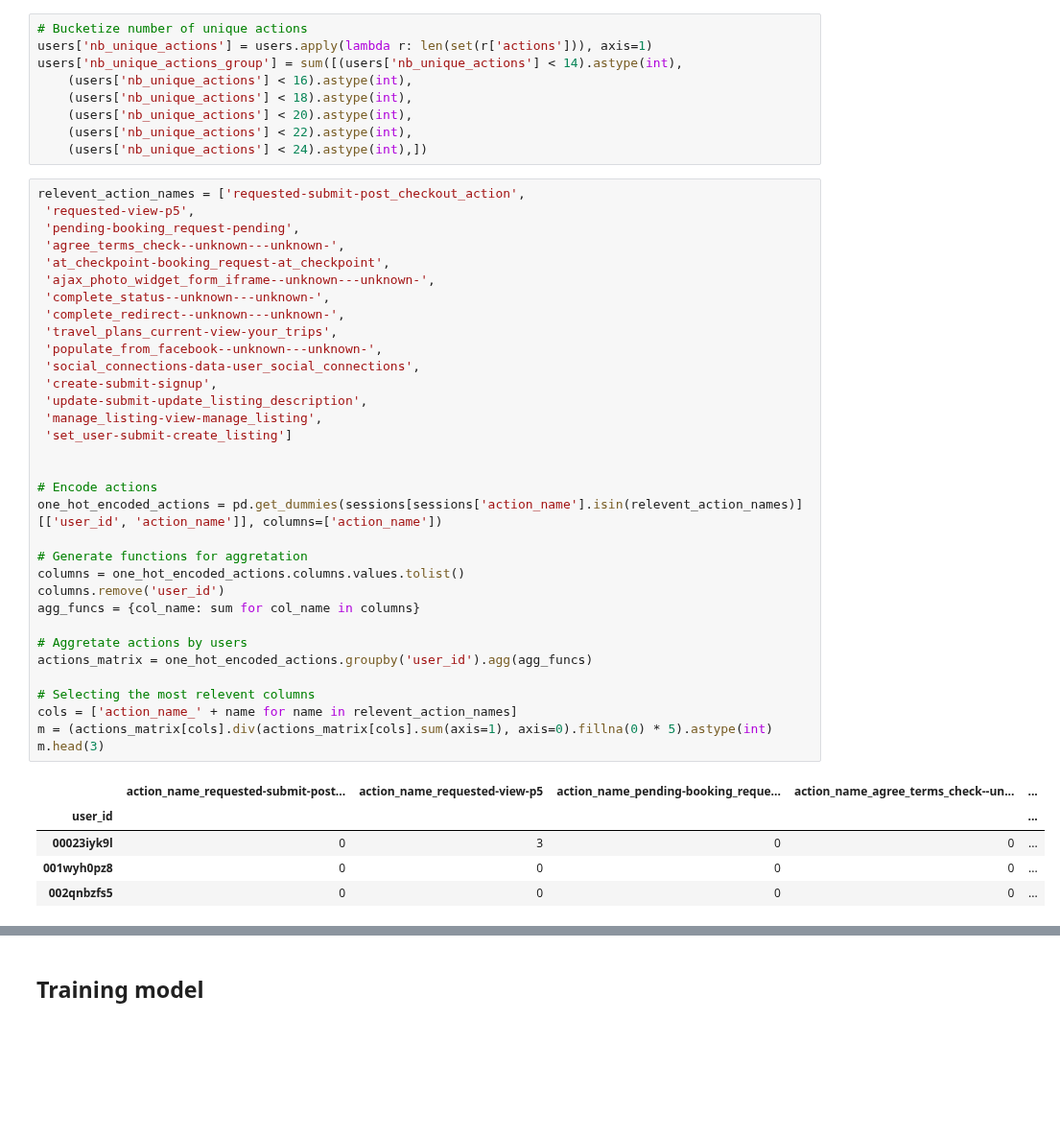
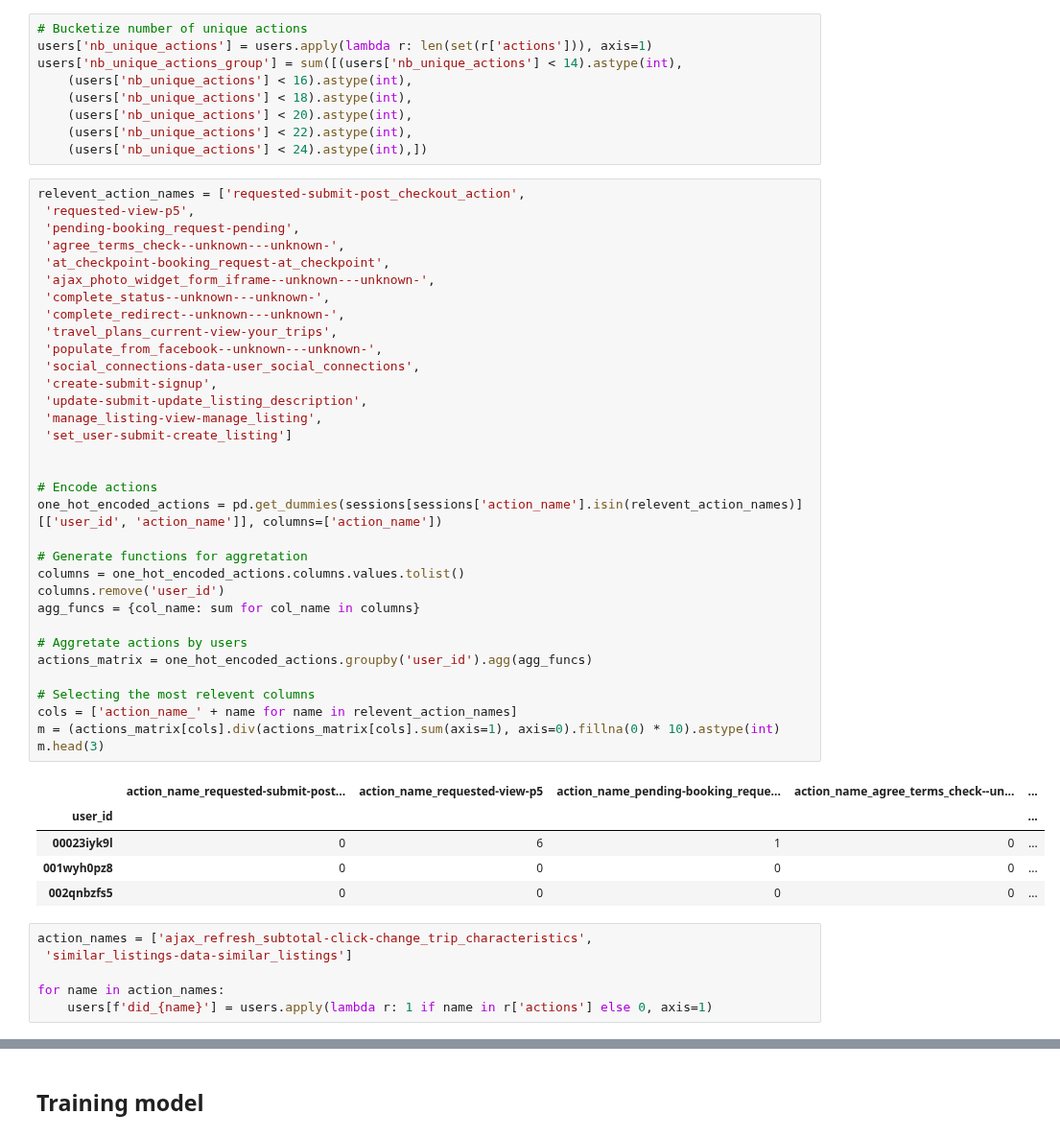
Before and after one commit to vesran/BookerGuess, a Jupyter notebook: _4_classification.ipynb, the cells around one changed output, grey strips where cells are left out. Shown at 96% size. Cells and saved outputs as stored; diff of their text form; blank space fills up the shorter version.

```diff
--- a/_4_classification.ipynb
+++ b/_4_classification.ipynb
@@ -143,34 +143,40 @@ relevent_action_names = ['requested-submit-post_checkout_action',
  'at_checkpoint-booking_request-at_checkpoint',
  'ajax_photo_widget_form_iframe--unknown---unknown-',
  'complete_status--unknown---unknown-',
  'complete_redirect--unknown---unknown-',
  'travel_plans_current-view-your_trips',
  'populate_from_facebook--unknown---unknown-',
  'social_connections-data-user_social_connections',
  'create-submit-signup',
  'update-submit-update_listing_description',
  'manage_listing-view-manage_listing',
  'set_user-submit-create_listing']
 
 
 # Encode actions
 one_hot_encoded_actions = pd.get_dummies(sessions[sessions['action_name'].isin(relevent_action_names)][['user_id', 'action_name']], columns=['action_name'])
 
 # Generate functions for aggretation
 columns = one_hot_encoded_actions.columns.values.tolist()
 columns.remove('user_id')
 agg_funcs = {col_name: sum for col_name in columns}
 
 # Aggretate actions by users
 actions_matrix = one_hot_encoded_actions.groupby('user_id').agg(agg_funcs)
 
 # Selecting the most relevent columns
 cols = ['action_name_' + name for name in relevent_action_names]
-m = (actions_matrix[cols].div(actions_matrix[cols].sum(axis=1), axis=0).fillna(0) * 5).astype(int)
+m = (actions_matrix[cols].div(actions_matrix[cols].sum(axis=1), axis=0).fillna(0) * 10).astype(int)
 m.head(3)
 # %% [output]
 |  | action_name_requested-submit-post... | action_name_requested-view-p5 | action_name_pending-booking_reque... | action_name_agree_terms_check--un... | ... |
 | user_id |  |  |  |  | ... |
-| 00023iyk9l | 0 | 3 | 0 | 0 | ... |
+| 00023iyk9l | 0 | 6 | 1 | 0 | ... |
 | 001wyh0pz8 | 0 | 0 | 0 | 0 | ... |
 | 002qnbzfs5 | 0 | 0 | 0 | 0 | ... |
+# %%
+action_names = ['ajax_refresh_subtotal-click-change_trip_characteristics',
+ 'similar_listings-data-similar_listings']
+
+for name in action_names:
+    users[f'did_{name}'] = users.apply(lambda r: 1 if name in r['actions'] else 0, axis=1)
```
Also changed, not shown: parts of 10 cells of this notebook.
